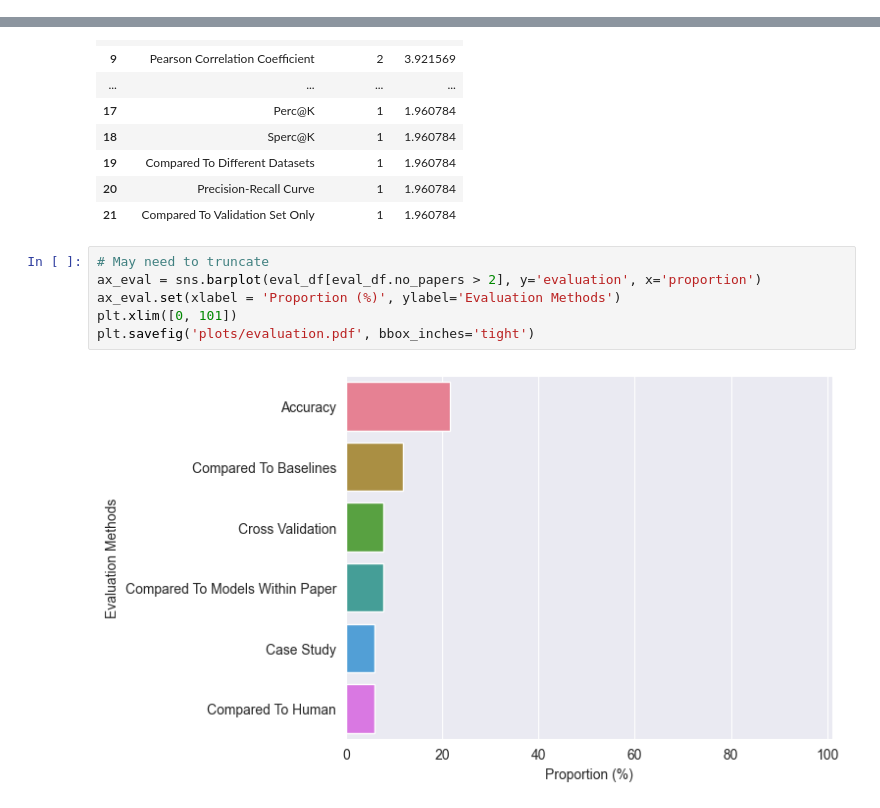
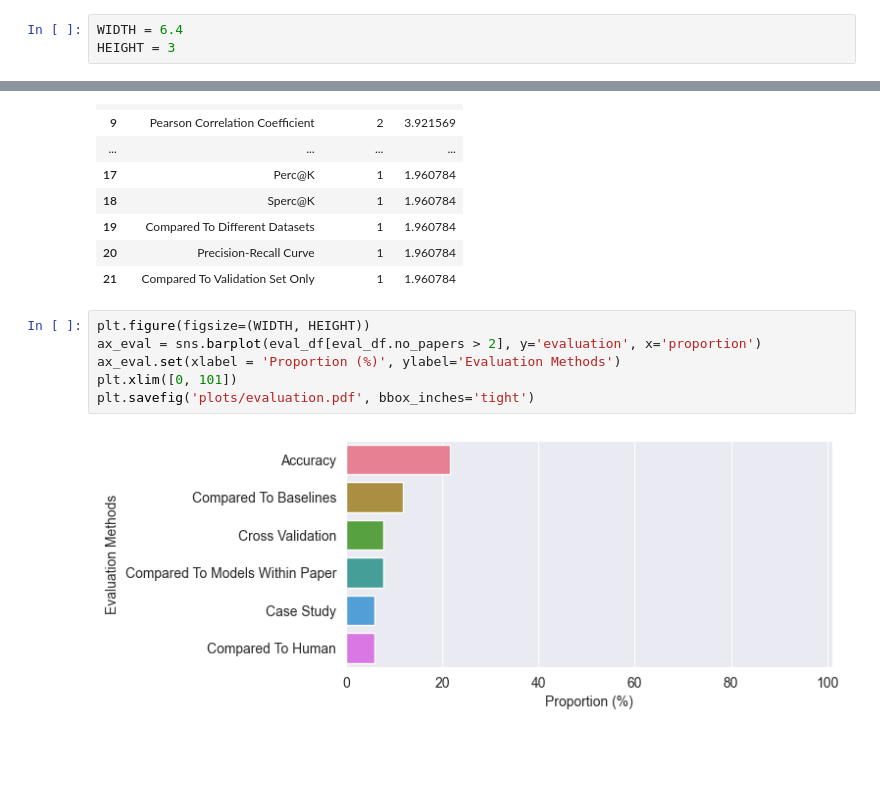
Before and after one commit to m-messer/In-Depth_Analysis_ML_Graders_Analysis, a Jupyter notebook: analysis.ipynb, the cells around one changed output, grey strips where cells are left out. Drawn from its saved outputs; the diff is of its cells as text; blank space fills up the shorter version.

```diff
--- a/analysis.ipynb
+++ b/analysis.ipynb
@@ -59,3 +61,6 @@ plt.savefig('plots/years_published.pdf')
+# %%
+WIDTH = 6.4
+HEIGHT = 3
 # %% [markdown]
 ## Skills
 # %%
@@ -182,10 +198,10 @@ eval_df
 | 20 | Precision-Recall Curve | 1 | 1.960784 |
 | 21 | Compared To Validation Set Only | 1 | 1.960784 |
 # %%
-# May need to truncate
+plt.figure(figsize=(WIDTH, HEIGHT))
 ax_eval = sns.barplot(eval_df[eval_df.no_papers > 2], y='evaluation', x='proportion')
 ax_eval.set(xlabel = 'Proportion (%)', ylabel='Evaluation Methods')
 plt.xlim([0, 101])
 plt.savefig('plots/evaluation.pdf', bbox_inches='tight')
 # %% [output]
-[figure, old version]
+[figure, new version]
```
Also changed, not shown: parts of 5 cells of this notebook, 6 other files.
